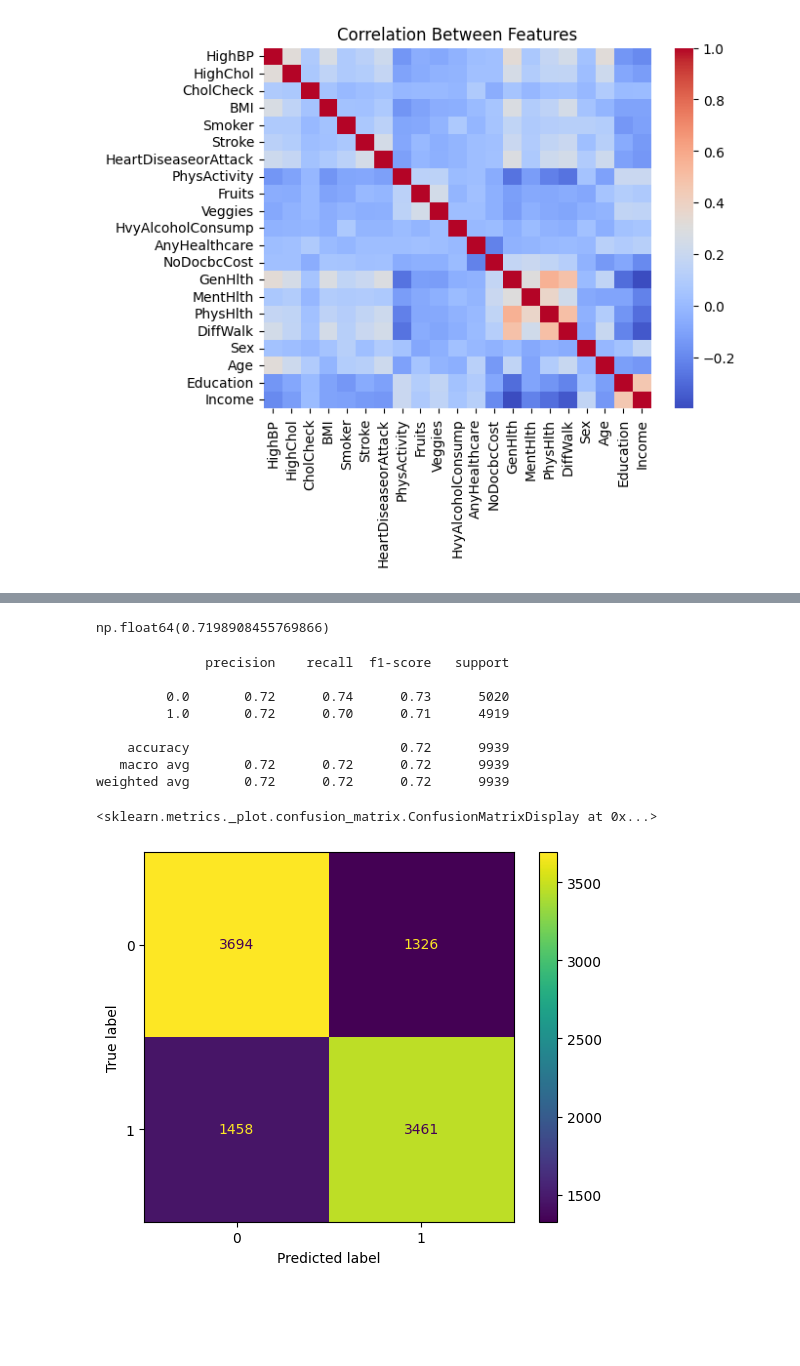
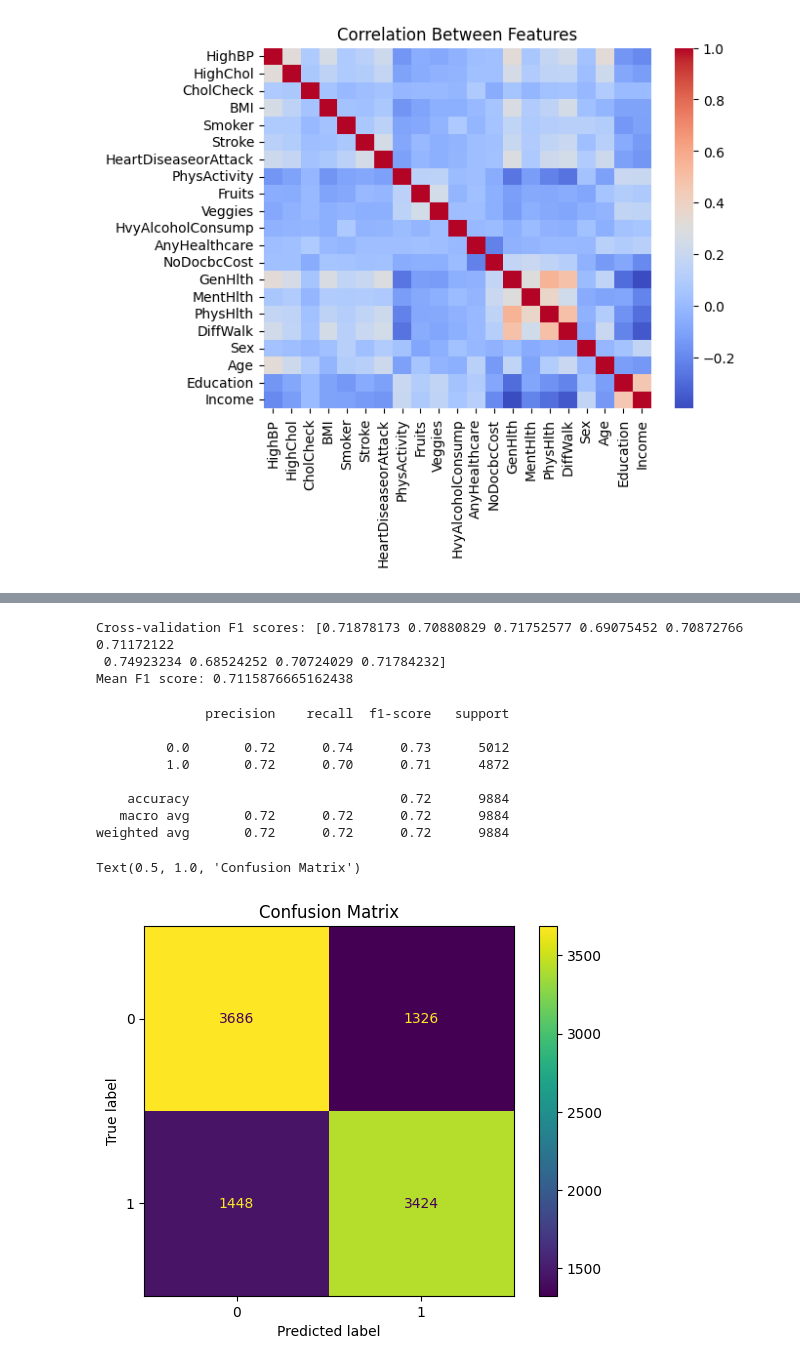
Before and after one commit to yasin281/data-mining-p2, a Jupyter notebook: src/Naive_Bayes.ipynb, the cells around one changed output, grey strips where cells are left out. Cells and saved outputs as stored; diff of their text form; code cells hidden in the pictures; blank space fills up the shorter version.

```diff
--- a/src/Naive_Bayes.ipynb
+++ b/src/Naive_Bayes.ipynb
@@ -113,36 +122,43 @@ plt.show()
-# %%
-# OBS: deleted 'random_state' parameter since its use is no longer needed
-cv = StratifiedKFold(
-    n_splits = 10,
-)
-
-gnb = GaussianNB()
-cv_scores = cross_val_score(
-    gnb,
-    X = X,
-    y = y,
-    cv = cv
-)
-np.mean(cv_scores)  # Mean score of the executions
-# %% [output]
-np.float64(0.7198908455769866)
+# %%
+cv = StratifiedKFold(
+    n_splits = 10,
+    shuffle = True,
+    random_state = 42
+)
+
+gnb = GaussianNB()
+cv_scores = cross_val_score(
+    gnb,
+    X = X,
+    y = y,
+    cv = cv,
+    scoring = 'f1',  # Use f1 score as the evaluation metric
+)
+
+print("Cross-validation F1 scores:", cv_scores)
+print("Mean F1 score:", np.mean(cv_scores))
+# %% [output]
+Cross-validation F1 scores: [0.71878173 0.70880829 0.71752577 0.69075452 0.70872766 0.71172122
+ 0.74923234 0.68524252 0.70724029 0.71784232]
+Mean F1 score: 0.7115876665162438
 # %%
 predicted = cross_val_predict(
     estimator = GaussianNB(),
     X = X,
     y = y,
     cv = cv
 )
-print(classification_report(y, predicted))  # Classification report
+print(classification_report(y, predicted))
 ConfusionMatrixDisplay(confusion_matrix(y, predicted)).plot()
+plt.title('Confusion Matrix')
 # %% [output]
               precision    recall  f1-score   support
 
-         0.0       0.72      0.74      0.73      5020
-         1.0       0.72      0.70      0.71      4919
+         0.0       0.72      0.74      0.73      5012
+         1.0       0.72      0.70      0.71      4872
 
-    accuracy                           0.72      9939
-   macro avg       0.72      0.72      0.72      9939
-weighted avg       0.72      0.72      0.72      9939
+    accuracy                           0.72      9884
+   macro avg       0.72      0.72      0.72      9884
+weighted avg       0.72      0.72      0.72      9884
-<sklearn.metrics._plot.confusion_matrix.ConfusionMatrixDisplay at 0x...>
+Text(0.5, 1.0, 'Confusion Matrix')
-[figure, old version]
+[figure, new version]
```
Also changed, not shown: parts of 21 cells of this notebook.
